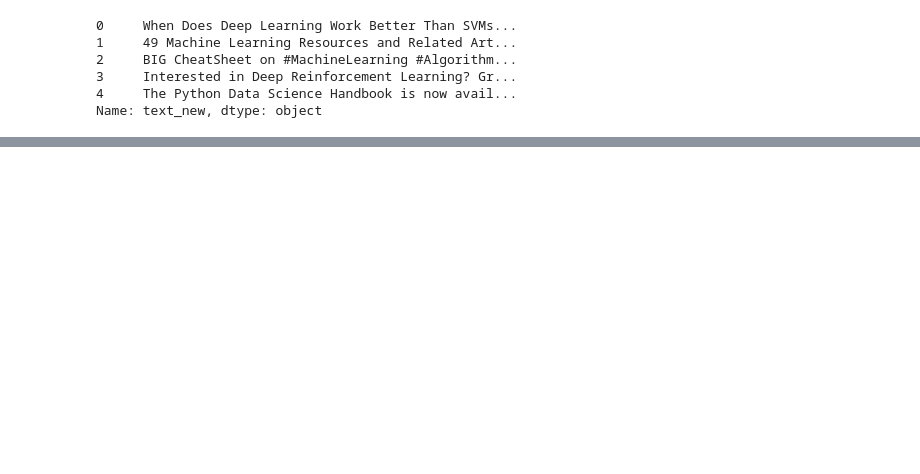
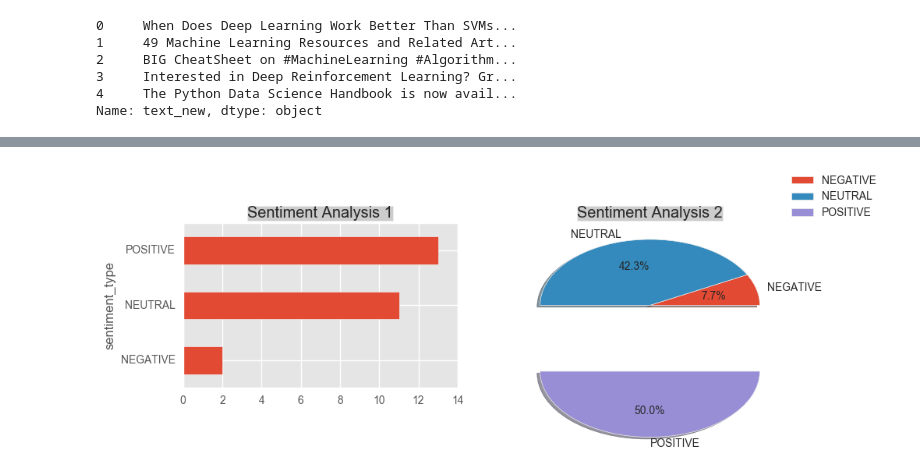
Before and after one commit to sayalidzambre/UserSentimentsAnalysis, a Jupyter notebook: CandidateAnalysis/predict-sentiment-of-user.ipynb, the cells around one changed output, grey strips where cells are left out. Saved outputs shown, nothing was run; the diff lists cells and outputs as text; code cells hidden in the pictures; blank space fills up the shorter version.

```diff
--- a/CandidateAnalysis/predict-sentiment-of-user.ipynb
+++ b/CandidateAnalysis/predict-sentiment-of-user.ipynb
@@ -85,0 +135,8 @@ Name: text_new, dtype: object
+# %%
+from sklearn.feature_extraction.text import TfidfVectorizer
+from nltk.stem import WordNetLemmatizer
+tweets['text_lem'] = [''.join([WordNetLemmatizer().lemmatize(re.sub('[^A-Za-z]', ' ', line)) for line in lists]).strip() for lists in tweets['text_new']]
+#vectorizer = TfidfVectorizer(max_df=0.5,max_features=10000,min_df=10,stop_words='english',use_idf=True)
+#X = vectorizer.fit_transform(tweets['text_lem'].str.upper())
+#print(X.shape)
+tweets.text_lem.head()
@@ -85,0 +150,17 @@ Name: text_new, dtype: object
+# %%
+from nltk.sentiment.vader import SentimentIntensityAnalyzer
+from nltk.sentiment.util import *
+
+from nltk import tokenize
+
+sid = SentimentIntensityAnalyzer()
+
+tweets['sentiment_compound_polarity']=tweets.text_lem.apply(lambda x:sid.polarity_scores(x)['compound'])
+tweets['sentiment_neutral']=tweets.text_lem.apply(lambda x:sid.polarity_scores(x)['neu'])
+tweets['sentiment_negative']=tweets.text_lem.apply(lambda x:sid.polarity_scores(x)['neg'])
+tweets['sentiment_pos']=tweets.text_lem.apply(lambda x:sid.polarity_scores(x)['pos'])
+tweets['sentiment_type']=''
+tweets.loc[tweets.sentiment_compound_polarity>0,'sentiment_type']='POSITIVE'
+tweets.loc[tweets.sentiment_compound_polarity==0,'sentiment_type']='NEUTRAL'
+tweets.loc[tweets.sentiment_compound_polarity<0,'sentiment_type']='NEGATIVE'
+tweets.head()
@@ -85,0 +175,17 @@ Name: text_new, dtype: object
+# %%
+import matplotlib
+matplotlib.style.use('ggplot')
+
+tweets_sentiment = tweets.groupby(['sentiment_type'])['sentiment_neutral'].count()
+tweets_sentiment.rename("",inplace=True)
+explode = (0, 0, 1.0)
+plt.subplot(221)
+tweets_sentiment.transpose().plot(kind='barh',figsize=(10, 6))
+plt.title('Sentiment Analysis 1', bbox={'facecolor':'0.8', 'pad':0})
+plt.subplot(222)
+tweets_sentiment.plot(kind='pie',figsize=(10, 6),autopct='%1.1f%%',shadow=True,explode=explode)
+plt.legend(bbox_to_anchor=(1, 1), loc=3, borderaxespad=0.)
+plt.title('Sentiment Analysis 2', bbox={'facecolor':'0.8', 'pad':0})
+plt.show()
+# %% [output]
+[figure, added]
```
Also changed, not shown: parts of 13 cells of this notebook.
